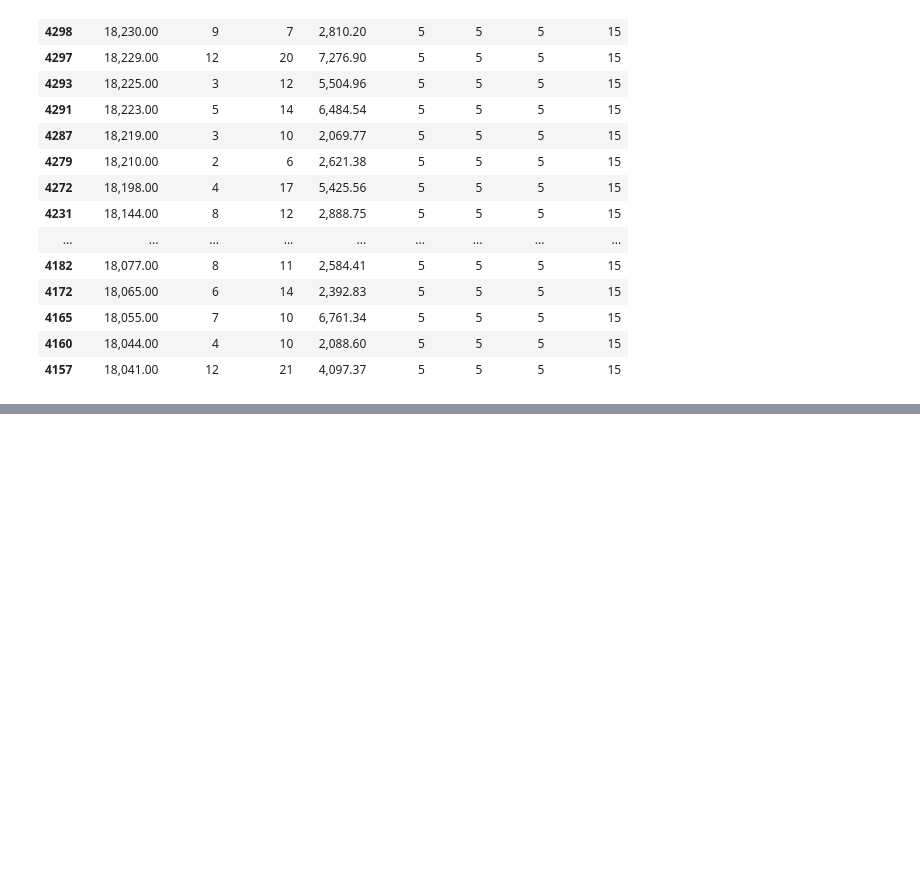
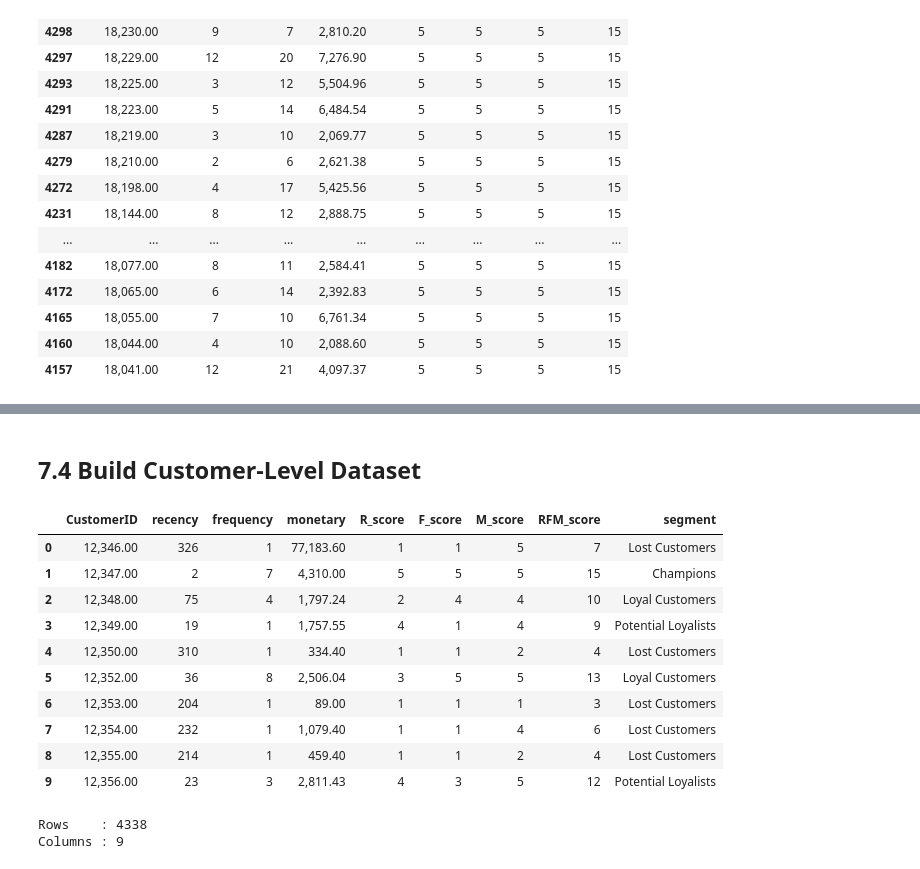
Before and after one commit to rukhulkirom/customer-segmentation-analysis, a Jupyter notebook: notebooks/04_rfm_analysis.ipynb, the cells around one changed output, grey strips where cells are left out. Cells and saved outputs as stored; diff of their text form; code cells hidden in the pictures; blank space fills up the shorter version.

```diff
--- a/notebooks/04_rfm_analysis.ipynb
+++ b/notebooks/04_rfm_analysis.ipynb
@@ -453,0 +761,40 @@ rfm[
+# %% [markdown]
+## 7.4 Build Customer-Level Dataset
+# %%
+customer_level = rfm[
+    [
+        'CustomerID',
+        'recency',
+        'frequency',
+        'monetary',
+        'R_score',
+        'F_score',
+        'M_score',
+        'RFM_score',
+        'segment'
+    ]
+].copy()
+
+customer_level = customer_level.sort_values(
+    'CustomerID'
+).reset_index(drop=True)
+
+display(customer_level.head(10))
+# %% [output]
+|  | CustomerID | recency | frequency | monetary | R_score | F_score | M_score | RFM_score | segment |
+| 0 | 12,346.00 | 326 | 1 | 77,183.60 | 1 | 1 | 5 | 7 | Lost Customers |
+| 1 | 12,347.00 | 2 | 7 | 4,310.00 | 5 | 5 | 5 | 15 | Champions |
+| 2 | 12,348.00 | 75 | 4 | 1,797.24 | 2 | 4 | 4 | 10 | Loyal Customers |
+| 3 | 12,349.00 | 19 | 1 | 1,757.55 | 4 | 1 | 4 | 9 | Potential Loyalists |
+| 4 | 12,350.00 | 310 | 1 | 334.40 | 1 | 1 | 2 | 4 | Lost Customers |
+| 5 | 12,352.00 | 36 | 8 | 2,506.04 | 3 | 5 | 5 | 13 | Loyal Customers |
+| 6 | 12,353.00 | 204 | 1 | 89.00 | 1 | 1 | 1 | 3 | Lost Customers |
+| 7 | 12,354.00 | 232 | 1 | 1,079.40 | 1 | 1 | 4 | 6 | Lost Customers |
+| 8 | 12,355.00 | 214 | 1 | 459.40 | 1 | 1 | 2 | 4 | Lost Customers |
+| 9 | 12,356.00 | 23 | 3 | 2,811.43 | 4 | 3 | 5 | 12 | Potential Loyalists |
+# %%
+print("Rows    :", len(customer_level))
+print("Columns :", len(customer_level.columns))
+# %% [output]
+Rows    : 4338
+Columns : 9
```
Also changed, not shown: parts of 34 cells of this notebook.
